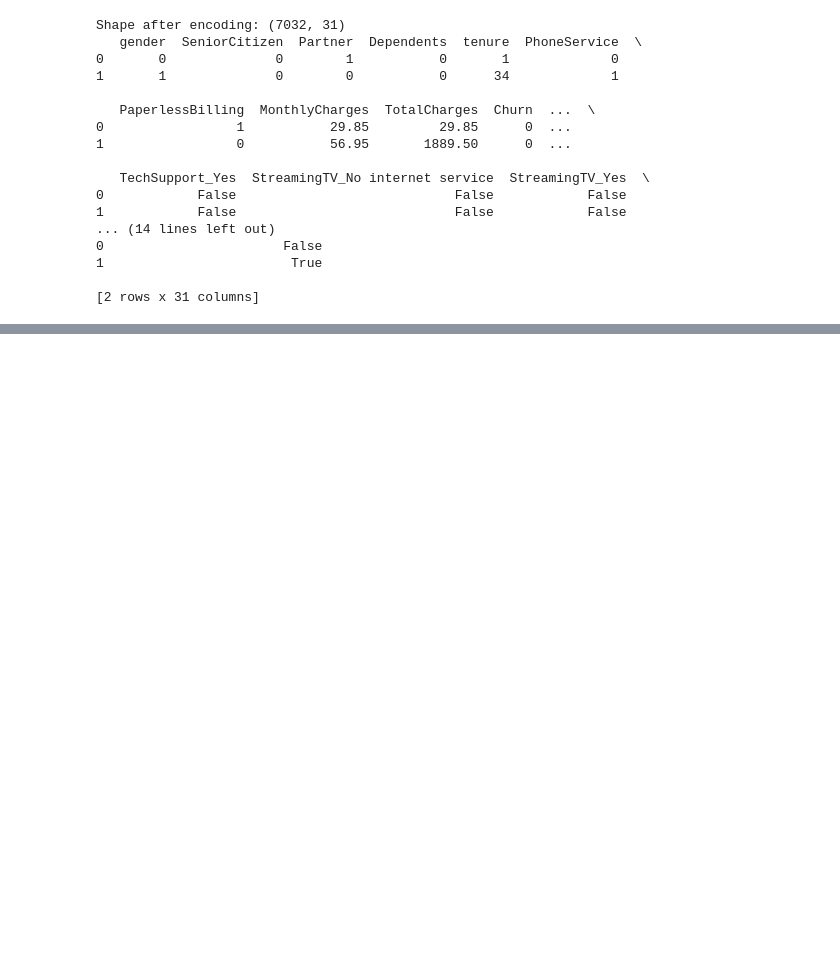
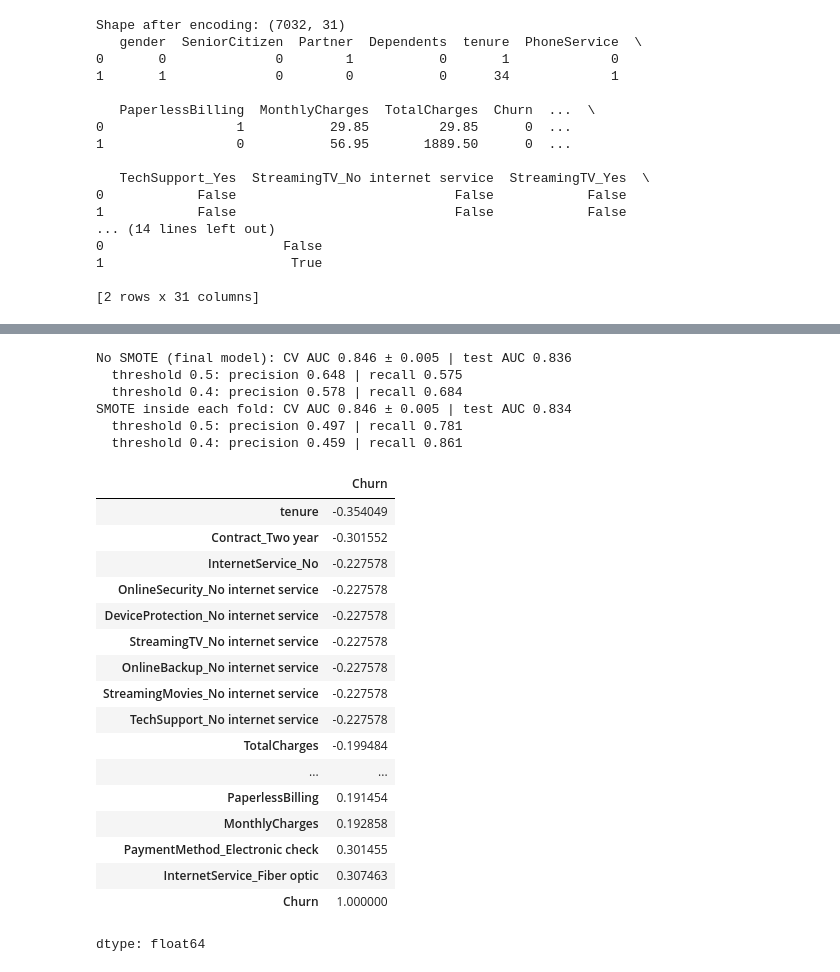
Before and after one commit to Syed-Awais10/telecom-churn-analysis, a Jupyter notebook: Telecom-churn-analysis.ipynb, the cells around one changed output, grey strips where cells are left out. Saved outputs shown, nothing was run; the diff lists cells and outputs as text; code cells hidden in the pictures; blank space fills up the shorter version.

```diff
--- a/Telecom-churn-analysis.ipynb
+++ b/Telecom-churn-analysis.ipynb
@@ -727,0 +755,48 @@ if cv_scores.std() < 0.02:
+# %%
+from imblearn.pipeline import Pipeline as ImbPipeline
+from imblearn.over_sampling import SMOTE
+
+candidates = {
+    "No SMOTE (final model)": lr_model,
+    "SMOTE inside each fold": ImbPipeline([
+        ("scale", StandardScaler()),
+        ("smote", SMOTE(random_state=42)),
+        ("lr", LogisticRegression(max_iter=1000, random_state=42))]),
+}
+
+for name, pipe in candidates.items():
+    cv = cross_val_score(pipe, X_train, y_train, cv=skf, scoring="roc_auc")
+    pipe.fit(X_train, y_train)
+    p = pipe.predict_proba(X_test)[:, 1]
+    print(f"{name}: CV AUC {cv.mean():.3f} ± {cv.std():.3f} | test AUC {roc_auc_score(y_test, p):.3f}")
+    for t in (0.5, 0.4):
+        pr = (p >= t).astype(int)
+        print(f"  threshold {t}: precision {precision_score(y_test, pr):.3f} | recall {recall_score(y_test, pr):.3f}")
+# %% [output]
+No SMOTE (final model): CV AUC 0.846 ± 0.005 | test AUC 0.836
+  threshold 0.5: precision 0.648 | recall 0.575
+  threshold 0.4: precision 0.578 | recall 0.684
+SMOTE inside each fold: CV AUC 0.846 ± 0.005 | test AUC 0.834
+  threshold 0.5: precision 0.497 | recall 0.781
+  threshold 0.4: precision 0.459 | recall 0.861
+# %%
+df_corr.corr()['Churn'].sort_values()
+# %% [output]
+|  | Churn |
+| tenure | -0.354049 |
+| Contract_Two year | -0.301552 |
+| InternetService_No | -0.227578 |
+| OnlineSecurity_No internet service | -0.227578 |
+| DeviceProtection_No internet service | -0.227578 |
+| StreamingTV_No internet service | -0.227578 |
+| OnlineBackup_No internet service | -0.227578 |
+| StreamingMovies_No internet service | -0.227578 |
+| TechSupport_No internet service | -0.227578 |
+| TotalCharges | -0.199484 |
+| ... | ... |
+| PaperlessBilling | 0.191454 |
+| MonthlyCharges | 0.192858 |
+| PaymentMethod_Electronic check | 0.301455 |
+| InternetService_Fiber optic | 0.307463 |
+| Churn | 1.000000 |
+dtype: float64
```
Also changed, not shown: parts of 22 cells of this notebook.
